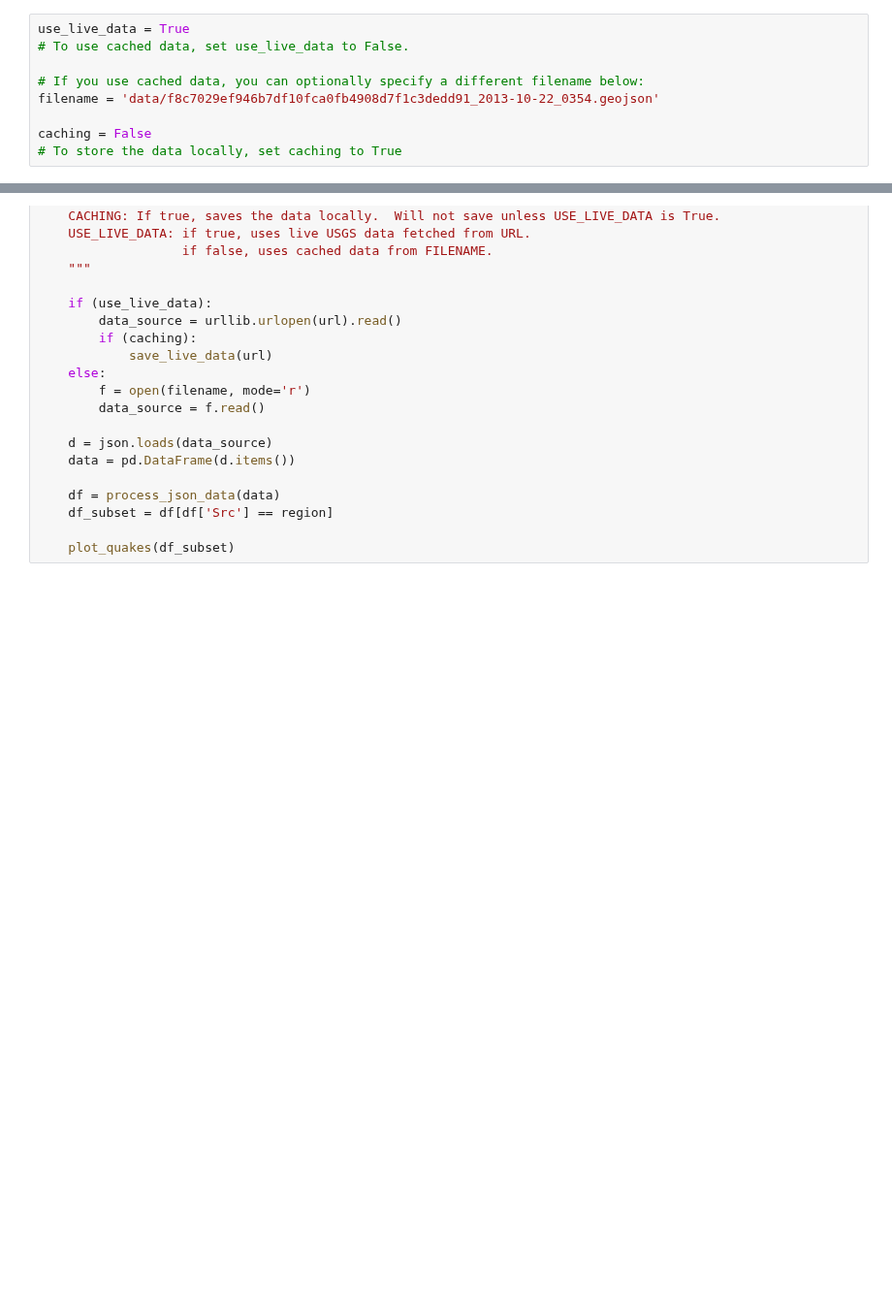
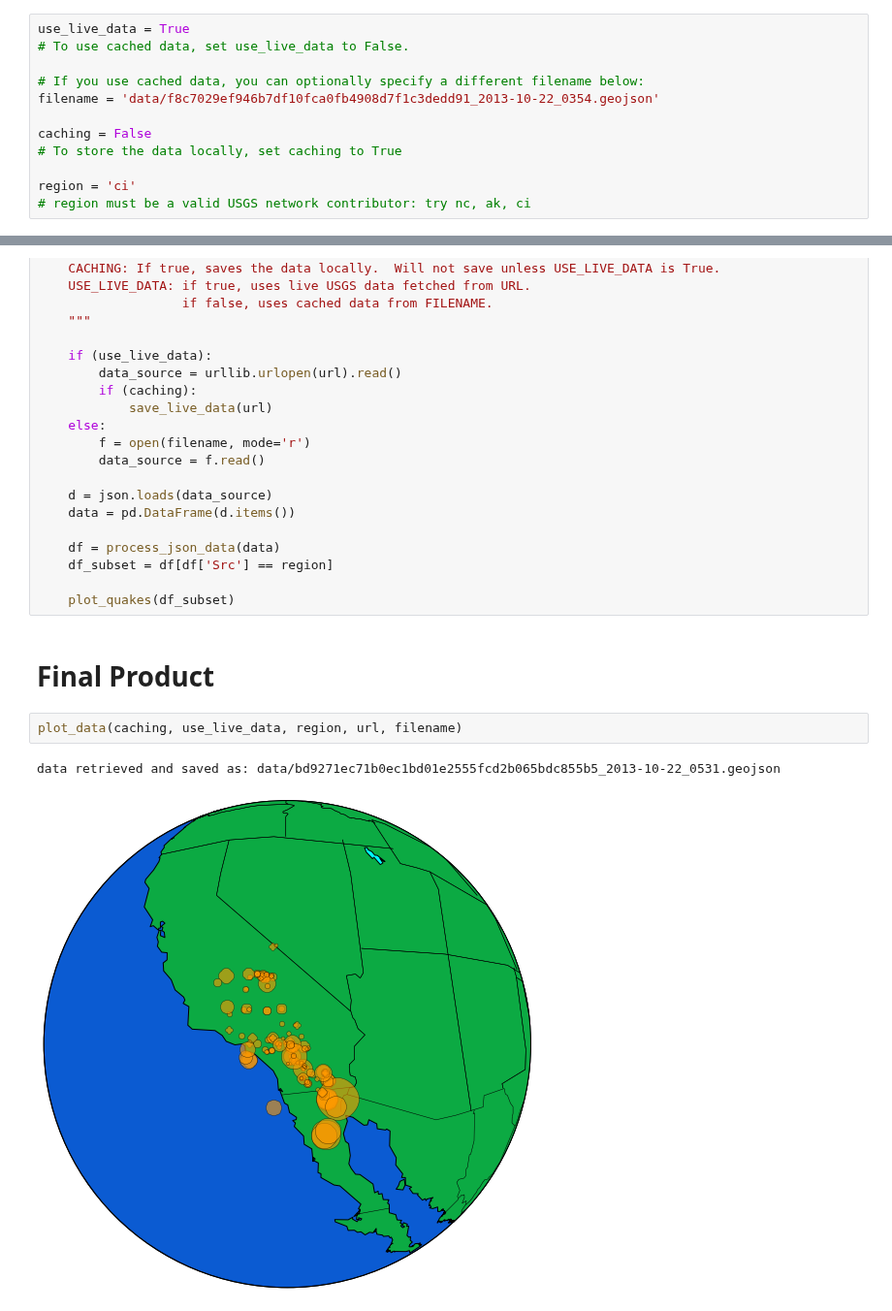
Before and after one commit to reenashah/recent-quakes, a Jupyter notebook: Recent Earthquakes.ipynb, the cells around one changed output, grey strips where cells are left out. Shown at 97% size. Cells and saved outputs as stored; diff of their text form; blank space fills up the shorter version.

Commit message:
final product cool

```diff
--- a/Recent Earthquakes.ipynb
+++ b/Recent Earthquakes.ipynb
@@ -23,6 +23,9 @@ filename = 'data/f8c7029ef946b7df10fca0fb4908d7f1c3dedd91_2013-10-22_0354.geojso
 
 caching = False
 # To store the data locally, set caching to True
+
+region = 'ci'
+# region must be a valid USGS network contributor: try nc, ak, ci
 # %% [markdown]
 Next, you can specify the URL from which to retrieve the data.  The list of USGS earthquake data feeds is [here](https://github.com/reenashah/recent-quakes-Group11-data).
 
@@ -187,3 +189,10 @@ def plot_data(caching=False, use_live_data=True, region='nc',
     df_subset = df[df['Src'] == region]
 
     plot_quakes(df_subset)
+# %% [markdown]
+# Final Product
+# %%
+plot_data(caching, use_live_data, region, url, filename)
+# %% [output]
+data retrieved and saved as: data/bd9271ec71b0ec1bd01e2555fcd2b065bdc855b5_2013-10-22_0531.geojson
+[figure, added]
```
Also changed, not shown: parts of 5 cells of this notebook, 1 other file.
